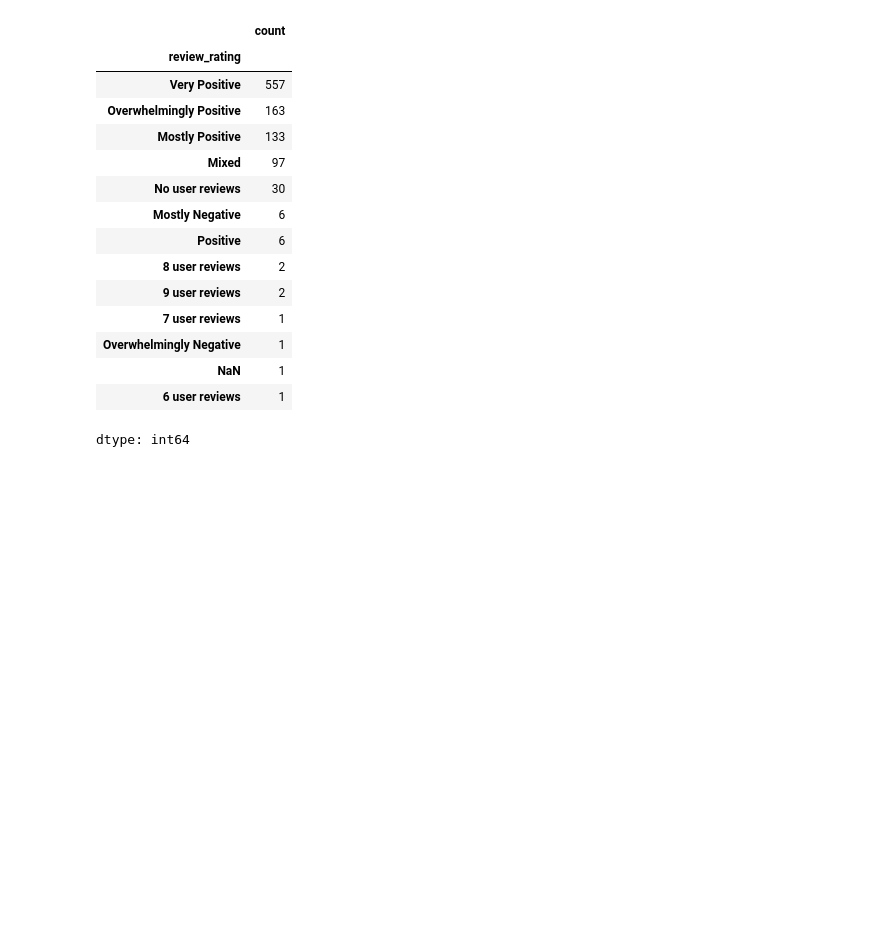
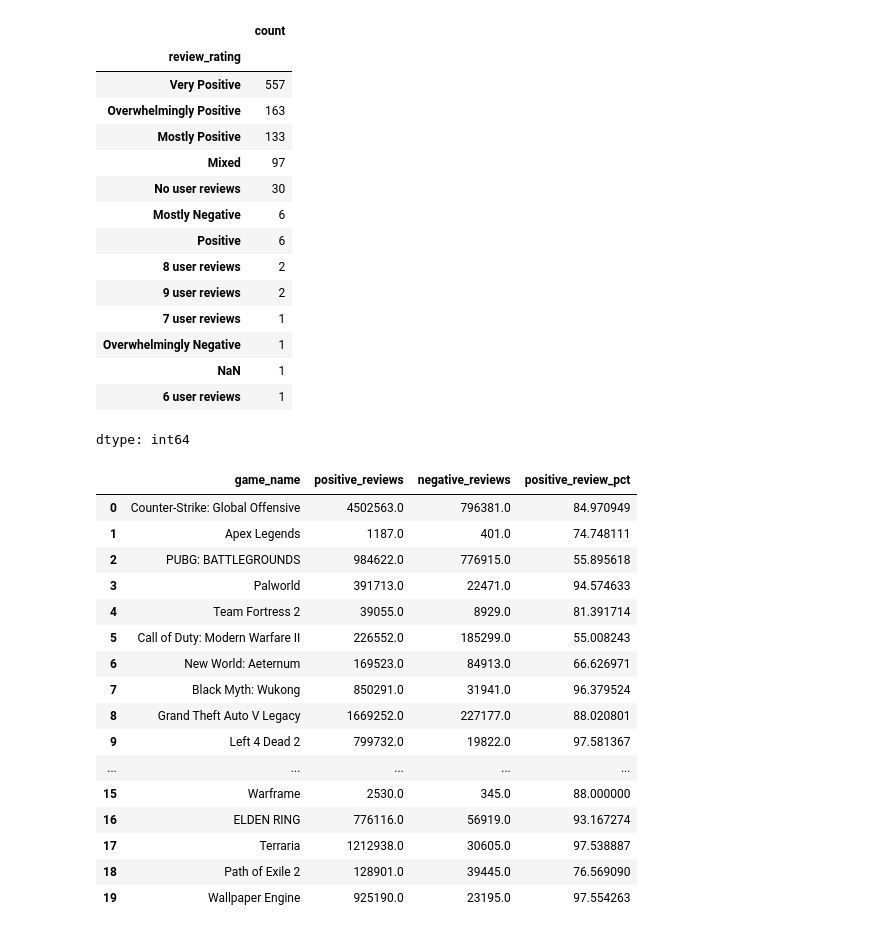
Before and after one commit to jxvoy23/csc366-steam-analysis, a Jupyter notebook: Steam_EDA.ipynb, the cells around one changed output. Cells and saved outputs as stored; diff of their text form; code cells hidden in the pictures; blank space fills up the shorter version.

```diff
--- a/Steam_EDA.ipynb
+++ b/Steam_EDA.ipynb
@@ -392,0 +402,25 @@ dtype: int64
+# %%
+df_eda[[
+    "game_name",
+    "positive_reviews",
+    "negative_reviews",
+    "positive_review_pct"
+]].head(20)
+# %% [output]
+|  | game_name | positive_reviews | negative_reviews | positive_review_pct |
+| 0 | Counter-Strike: Global Offensive | 4502563.0 | 796381.0 | 84.970949 |
+| 1 | Apex Legends | 1187.0 | 401.0 | 74.748111 |
+| 2 | PUBG: BATTLEGROUNDS | 984622.0 | 776915.0 | 55.895618 |
+| 3 | Palworld | 391713.0 | 22471.0 | 94.574633 |
+| 4 | Team Fortress 2 | 39055.0 | 8929.0 | 81.391714 |
+| 5 | Call of Duty: Modern Warfare II | 226552.0 | 185299.0 | 55.008243 |
+| 6 | New World: Aeternum | 169523.0 | 84913.0 | 66.626971 |
+| 7 | Black Myth: Wukong | 850291.0 | 31941.0 | 96.379524 |
+| 8 | Grand Theft Auto V Legacy | 1669252.0 | 227177.0 | 88.020801 |
+| 9 | Left 4 Dead 2 | 799732.0 | 19822.0 | 97.581367 |
+| ... | ... | ... | ... | ... |
+| 15 | Warframe | 2530.0 | 345.0 | 88.000000 |
+| 16 | ELDEN RING | 776116.0 | 56919.0 | 93.167274 |
+| 17 | Terraria | 1212938.0 | 30605.0 | 97.538887 |
+| 18 | Path of Exile 2 | 128901.0 | 39445.0 | 76.569090 |
+| 19 | Wallpaper Engine | 925190.0 | 23195.0 | 97.554263 |
```
Also changed, not shown: parts of 12 cells of this notebook.
